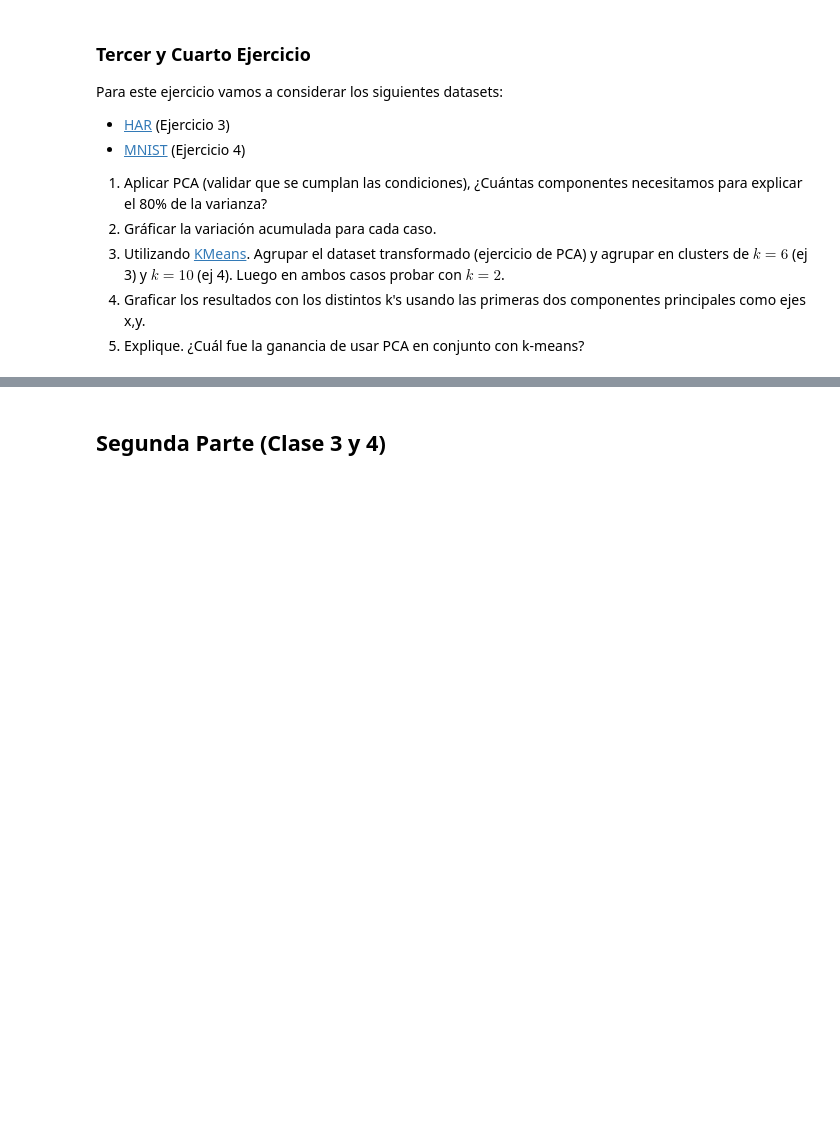
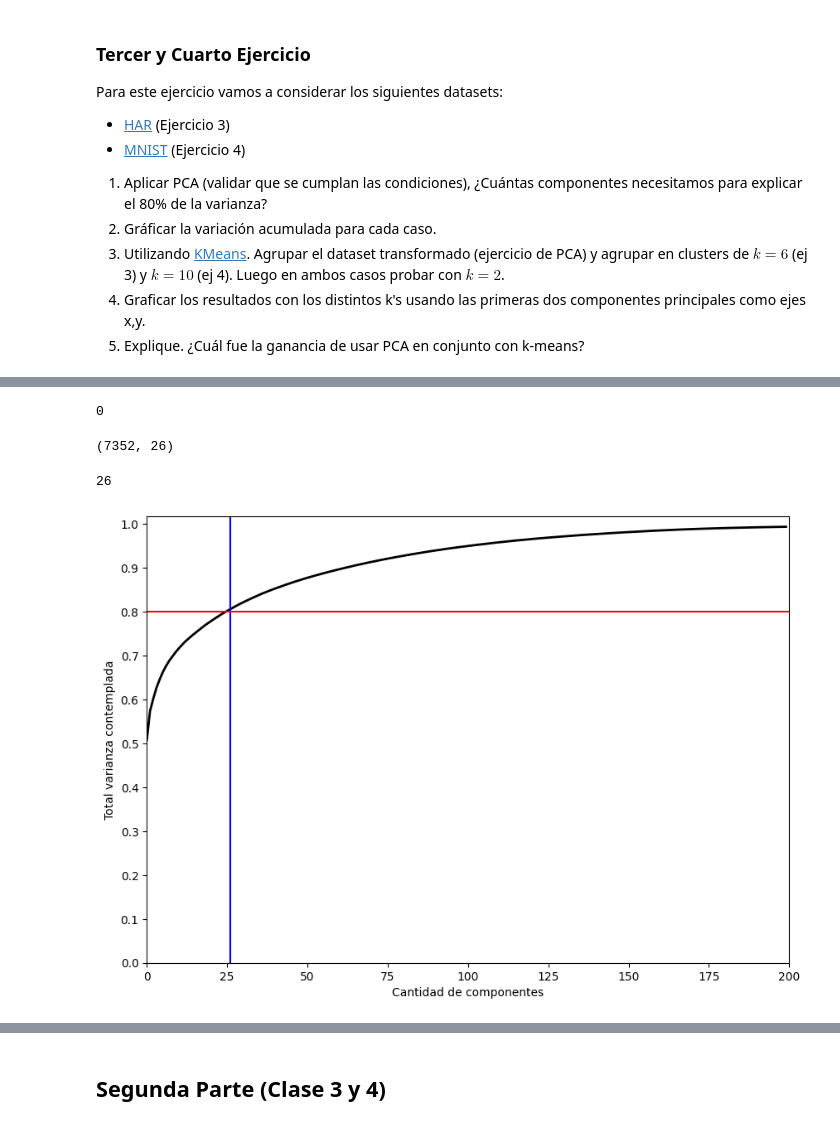
Before and after one commit to jmbeitia/intro_ia, a Jupyter notebook: tp_integrador_enunciado/tp_integrador.ipynb, the cells around one changed output, grey strips where cells are left out. Drawn from its saved outputs; the diff is of its cells as text; code cells hidden in the pictures; blank space fills up the shorter version.

```diff
--- a/tp_integrador_enunciado/tp_integrador.ipynb
+++ b/tp_integrador_enunciado/tp_integrador.ipynb
@@ -126,0 +141,6 @@ Para este ejercicio vamos a considerar los siguientes datasets:
+# %%
+ 17
+PATH_DATASET = "./data/HAR_Dataset/train"
+# %%
+X_train = np.loadtxt(os.path.join(PATH_DATASET, "X_train.txt"))
+y_train = np.loadtxt(os.path.join(PATH_DATASET, "y_train.txt")).astype(int)
@@ -126,0 +168,34 @@ Para este ejercicio vamos a considerar los siguientes datasets:
+# %%
+df.isna().sum().sum()
+# %% [output]
+0
+# %%
+# Estandarizamos
+scaler = StandardScaler()
+X_scaled = scaler.fit_transform(X_train)
+# %%
+pca = PCA(n_components=0.8, random_state=RANDOM_STATE).fit(X_scaled)
+X_pca = pca.transform(X_scaled)
+# %%
+X_pca.shape
+# %% [output]
+(7352, 26)
+# %%
+# Cantidad de componentes necesarios
+X_pca.shape[1]
+# %% [output]
+26
+# %%
+pca_2 = PCA(n_components=200, random_state=RANDOM_STATE).fit(X_scaled)
+
+plt.figure(figsize=(10,7))
+plt.plot(np.cumsum(pca_2.explained_variance_ratio_), color='k', lw=2)
+plt.xlabel('Cantidad de componentes')
+plt.ylabel('Total varianza contemplada')
+plt.xlim(0, 200)
+plt.yticks(np.arange(0, 1.1, 0.1))
+plt.axvline(X_pca.shape[1], c='b')
+plt.axhline(0.8, c='r')
+plt.show()
+# %% [output]
+[figure, added]
```
Also changed, not shown: parts of 39 cells of this notebook.
